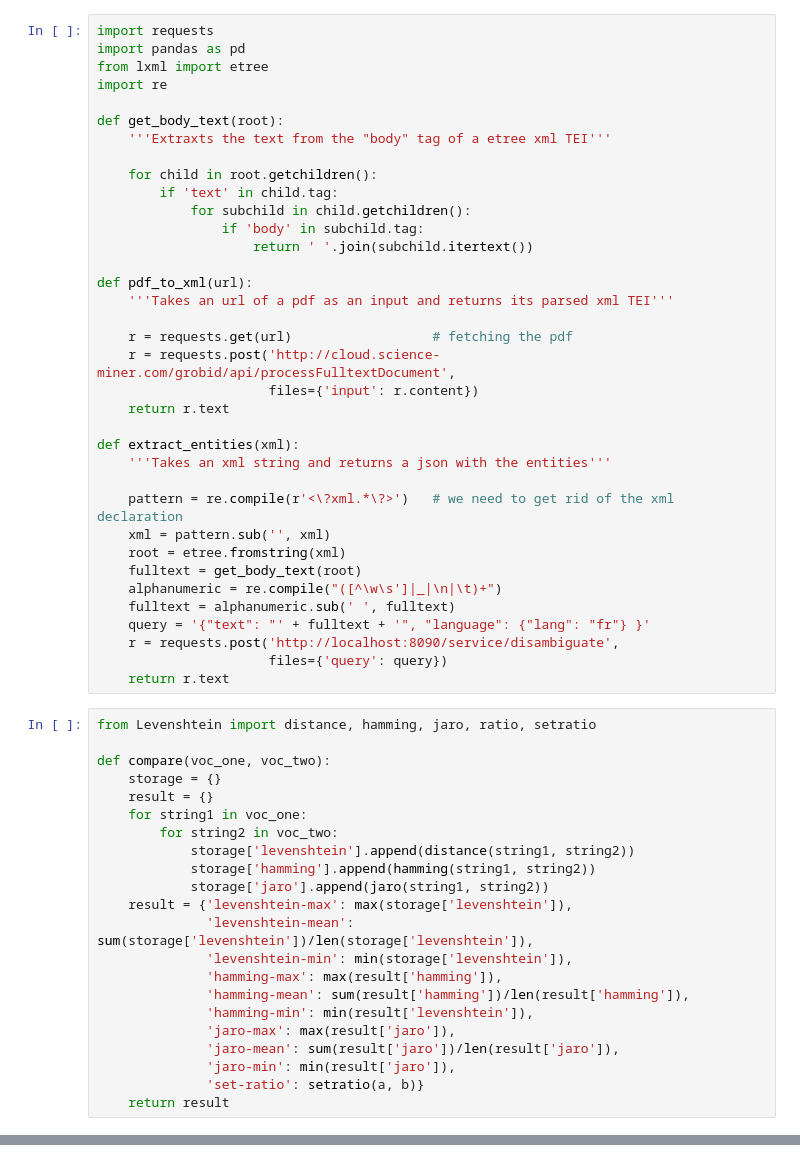
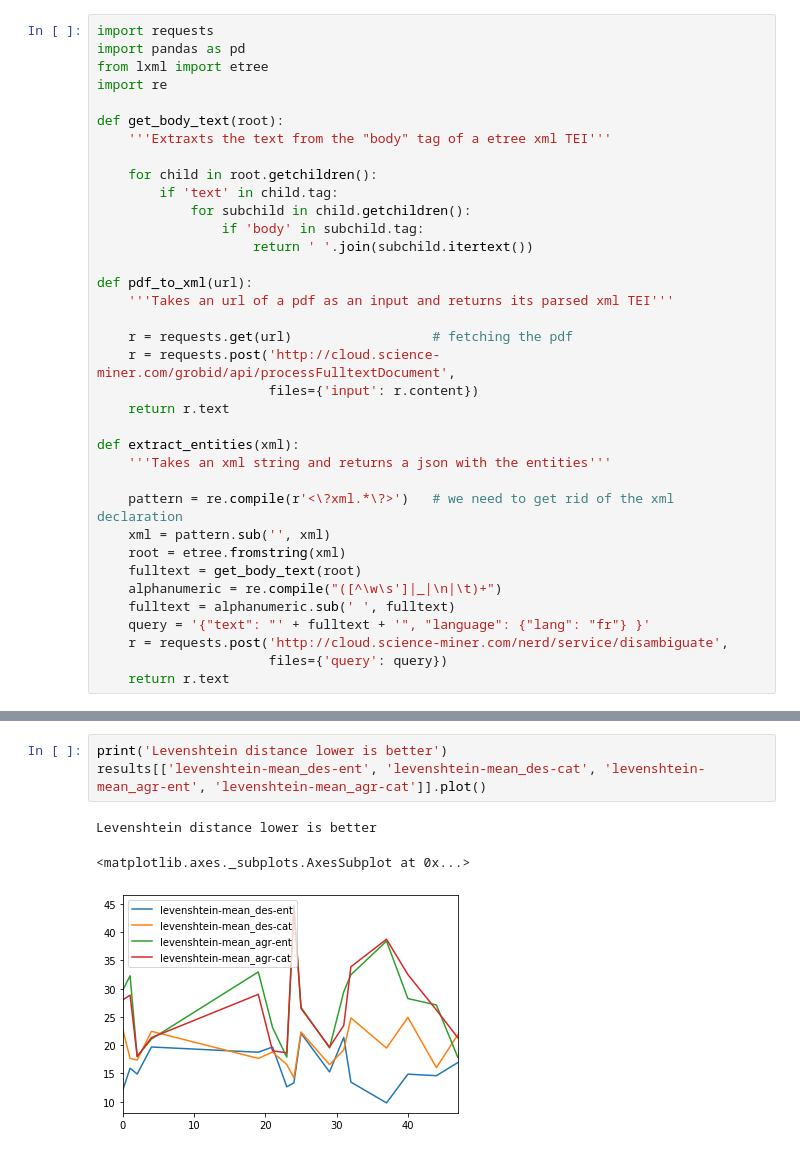
Before and after one commit to twktheainur/etude-technique, a Jupyter notebook: recouvrement.ipynb, the cells around one changed output, grey strips where cells are left out. Saved outputs shown, nothing was run; the diff lists cells and outputs as text.

```diff
--- a/recouvrement.ipynb
+++ b/recouvrement.ipynb
@@ -31,28 +31,6 @@ def extract_entities(xml):
     alphanumeric = re.compile("([^\w\s']|_|\n|\t)+")
     fulltext = alphanumeric.sub(' ', fulltext)
     query = '{"text": "' + fulltext + '", "language": {"lang": "fr"} }'
-    r = requests.post('http://localhost:8090/service/disambiguate',
+    r = requests.post('http://cloud.science-miner.com/nerd/service/disambiguate',
                       files={'query': query})
     return r.text
-# %%
-from Levenshtein import distance, hamming, jaro, ratio, setratio
-
-def compare(voc_one, voc_two):
-    storage = {}
-    result = {}
-    for string1 in voc_one:
-        for string2 in voc_two:
-            storage['levenshtein'].append(distance(string1, string2))
-            storage['hamming'].append(hamming(string1, string2))
-            storage['jaro'].append(jaro(string1, string2))
-    result = {'levenshtein-max': max(storage['levenshtein']),
-              'levenshtein-mean': sum(storage['levenshtein'])/len(storage['levenshtein']),
-              'levenshtein-min': min(storage['levenshtein']),
-              'hamming-max': max(result['hamming']),
-              'hamming-mean': sum(result['hamming'])/len(result['hamming']),
-              'hamming-min': min(result['levenshtein']),
-              'jaro-max': max(result['jaro']),
-              'jaro-mean': sum(result['jaro'])/len(result['jaro']),
-              'jaro-min': min(result['jaro']),
-              'set-ratio': setratio(a, b)}
-    return result
@@ -100,0 +138,7 @@ nan
+# %%
+print('Levenshtein distance lower is better')
+results[['levenshtein-mean_des-ent', 'levenshtein-mean_des-cat', 'levenshtein-mean_agr-ent', 'levenshtein-mean_agr-cat']].plot()
+# %% [output]
+Levenshtein distance lower is better
+<matplotlib.axes._subplots.AxesSubplot at 0x...>
+[figure, added]
```
Also changed, not shown: parts of 5 cells of this notebook.
